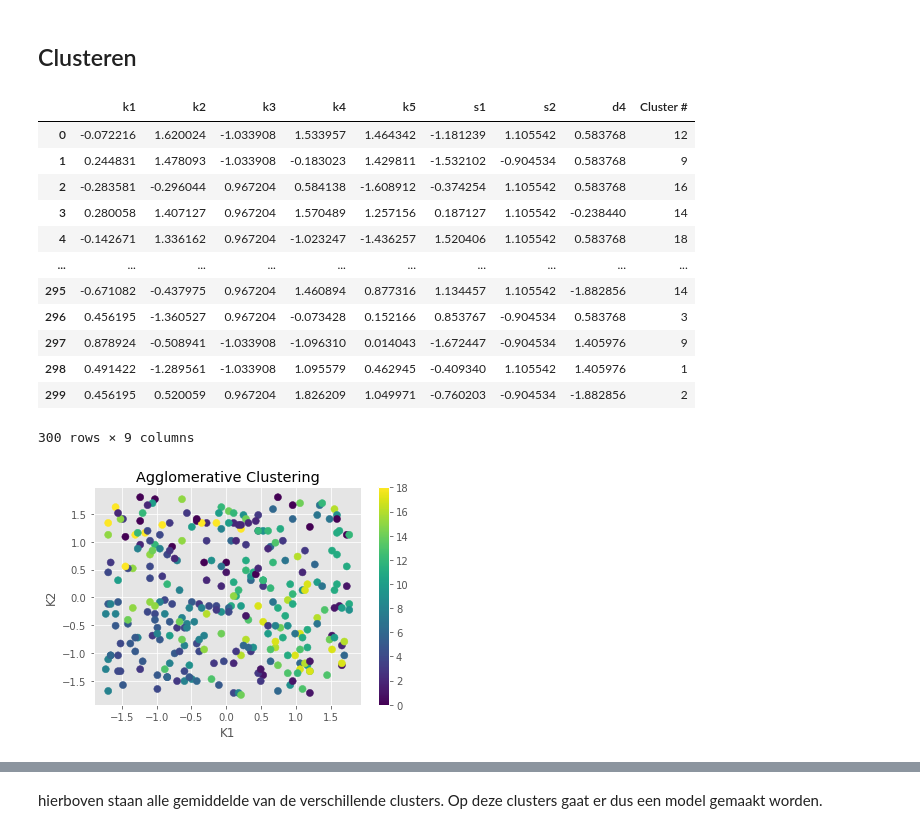
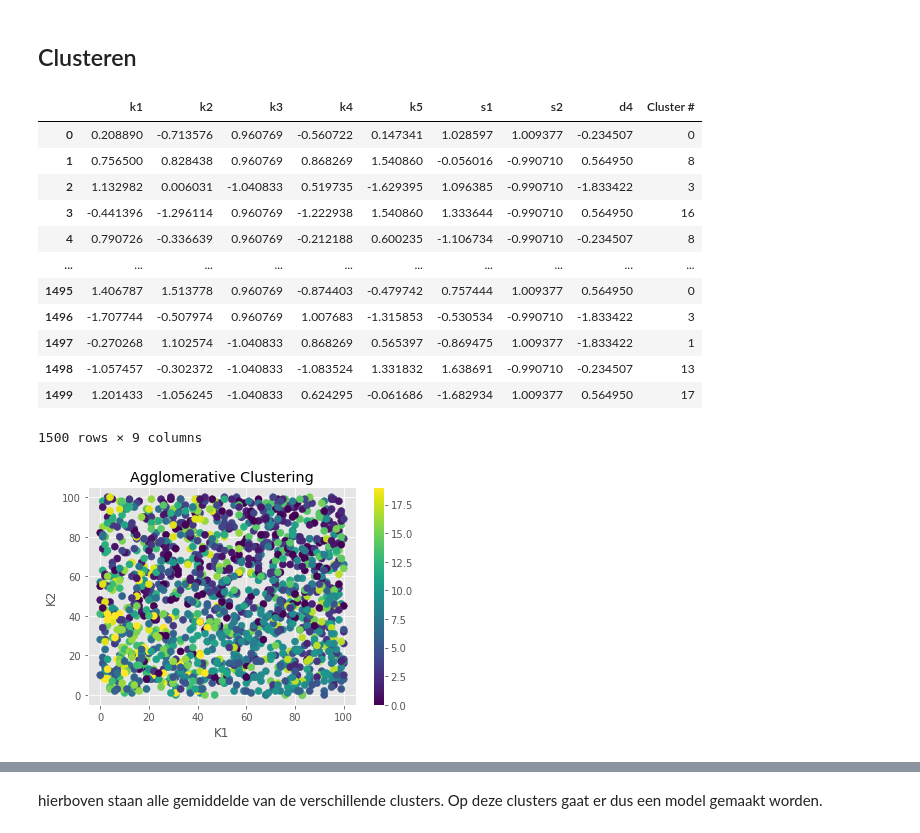
Before and after one commit to annevogel13/Smartie, a Jupyter notebook: TF-Model/TF-Model_V1.ipynb, the cells around one changed output, grey strips where cells are left out. Drawn from its saved outputs; the diff is of its cells as text; code cells hidden in the pictures.

Commit message:
verder experimenteren met het model

```diff
--- a/TF-Model/TF-Model_V1.ipynb
+++ b/TF-Model/TF-Model_V1.ipynb
@@ -33,0 +17,7 @@ df
+# %%
+df0 = pd.read_json("data-for_model.json") # 500
+df1 = pd.read_json("data-for_model2.json") # 500
+df2 = pd.read_json("data-for_model3.json") # 500
+
+df = pd.concat([df0,df1,df2], ignore_index = True)
+df # 1500
@@ -80,7 +84,7 @@ from sklearn.metrics import silhouette_score, davies_bouldin_score
 
 # kiezen van het aantal clusters
 
-cluster_cnt = [i for i in range(2, 20, 1)]
+cluster_cnt = [i for i in range(2, 40, 1)]
 
 # Establishing empty lists to store the scores for the evaluation metrics
 s_scoresA = []
@@ -205,7 +209,7 @@ De waarden zijn nagenoeg gelijk voor beide clustering methodes. Maar Agglomerati
 ## Clusteren
 # %%
 # Instantiating HAC
-hac = AgglomerativeClustering(n_clusters=19)
+hac = AgglomerativeClustering(n_clusters=20)
 
 # Fitting
 hac.fit(df_scaled)
@@ -220,28 +224,29 @@ df_scaled['Cluster #'] = cluster_assignments
 df_scaled
 # %% [output]
 |  | k1 | k2 | k3 | k4 | k5 | s1 | s2 | d4 | Cluster # |
-| 0 | -0.072216 | 1.620024 | -1.033908 | 1.533957 | 1.464342 | -1.181239 | 1.105542 | 0.583768 | 12 |
-| 1 | 0.244831 | 1.478093 | -1.033908 | -0.183023 | 1.429811 | -1.532102 | -0.904534 | 0.583768 | 9 |
-| 2 | -0.283581 | -0.296044 | 0.967204 | 0.584138 | -1.608912 | -0.374254 | 1.105542 | 0.583768 | 16 |
-| 3 | 0.280058 | 1.407127 | 0.967204 | 1.570489 | 1.257156 | 0.187127 | 1.105542 | -0.238440 | 14 |
-| 4 | -0.142671 | 1.336162 | 0.967204 | -1.023247 | -1.436257 | 1.520406 | 1.105542 | 0.583768 | 18 |
+| 0 | 0.208890 | -0.713576 | 0.960769 | -0.560722 | 0.147341 | 1.028597 | 1.009377 | -0.234507 | 0 |
+| 1 | 0.756500 | 0.828438 | 0.960769 | 0.868269 | 1.540860 | -0.056016 | -0.990710 | 0.564950 | 8 |
+| 2 | 1.132982 | 0.006031 | -1.040833 | 0.519735 | -1.629395 | 1.096385 | -0.990710 | -1.833422 | 3 |
+| 3 | -0.441396 | -1.296114 | 0.960769 | -1.222938 | 1.540860 | 1.333644 | -0.990710 | 0.564950 | 16 |
+| 4 | 0.790726 | -0.336639 | 0.960769 | -0.212188 | 0.600235 | -1.106734 | -0.990710 | -0.234507 | 8 |
 | ... | ... | ... | ... | ... | ... | ... | ... | ... | ... |
-| 295 | -0.671082 | -0.437975 | 0.967204 | 1.460894 | 0.877316 | 1.134457 | 1.105542 | -1.882856 | 14 |
-| 296 | 0.456195 | -1.360527 | 0.967204 | -0.073428 | 0.152166 | 0.853767 | -0.904534 | 0.583768 | 3 |
-| 297 | 0.878924 | -0.508941 | -1.033908 | -1.096310 | 0.014043 | -1.672447 | -0.904534 | 1.405976 | 9 |
-| 298 | 0.491422 | -1.289561 | -1.033908 | 1.095579 | 0.462945 | -0.409340 | 1.105542 | 1.405976 | 1 |
-| 299 | 0.456195 | 0.520059 | 0.967204 | 1.826209 | 1.049971 | -0.760203 | -0.904534 | -1.882856 | 2 |
+| 1495 | 1.406787 | 1.513778 | 0.960769 | -0.874403 | -0.479742 | 0.757444 | 1.009377 | 0.564950 | 0 |
+| 1496 | -1.707744 | -0.507974 | 0.960769 | 1.007683 | -1.315853 | -0.530534 | -0.990710 | -1.833422 | 3 |
+| 1497 | -0.270268 | 1.102574 | -1.040833 | 0.868269 | 0.565397 | -0.869475 | 1.009377 | -1.833422 | 1 |
+| 1498 | -1.057457 | -0.302372 | -1.040833 | -1.083524 | 1.331832 | 1.638691 | -0.990710 | -0.234507 | 13 |
+| 1499 | 1.201433 | -1.056245 | -1.040833 | 0.624295 | -0.061686 | -1.682934 | 1.009377 | 0.564950 | 17 |
-300 rows × 9 columns
+1500 rows × 9 columns
 # %%
-data = df_scaled
+df["Clusters"] = df_scaled['Cluster #']
+data = df
 fig = plt.figure()
 ax = fig.add_subplot(111)
-scatter = ax.scatter(data['k1'], [data['k2']], c=data["Cluster #"], s=50)
+scatter = ax.scatter(data['k1'], [data['k2']], c=data["Clusters"], s=50)
 ax.set_title("Agglomerative Clustering")
 ax.set_xlabel("K1")
 ax.set_ylabel("K2")
 plt.colorbar(scatter)
 plt.show()
 # %% [output]
-[figure, old version]
+[figure, new version]
 # %%
```
Also changed, not shown: parts of 39 cells of this notebook, 1 other file.
